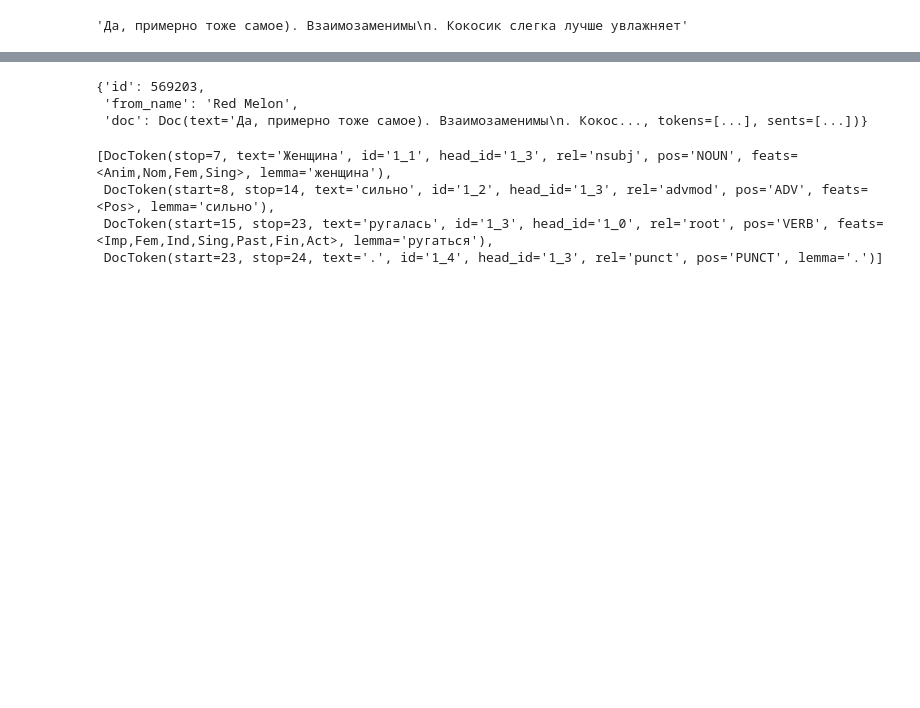
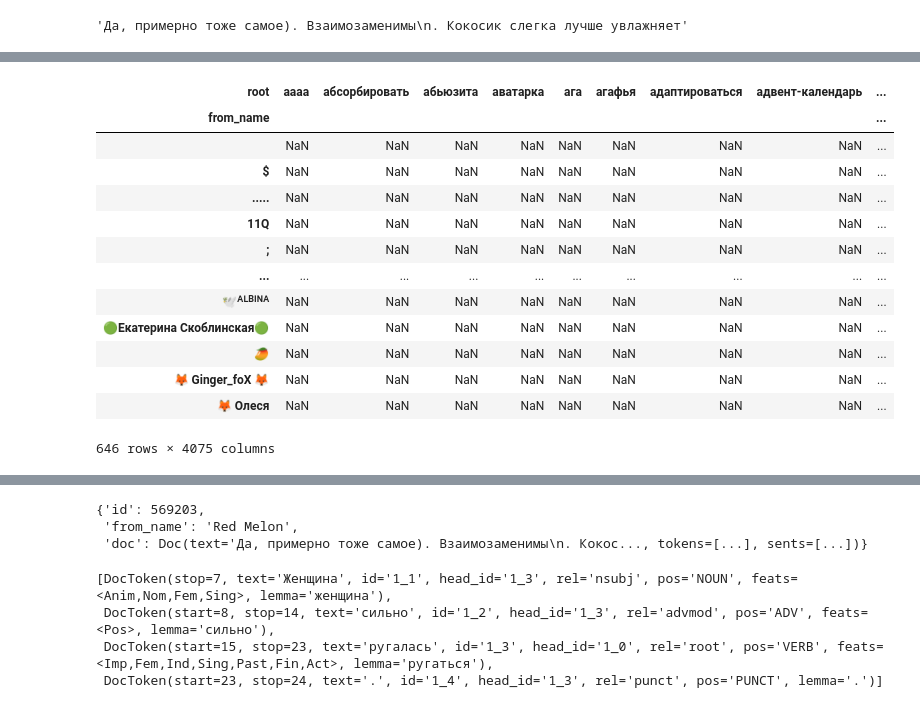
Before and after one commit to mkoninin/tg-json-analysis, a Jupyter notebook: 100 - парсер предложений.ipynb, the cells around one changed output, grey strips where cells are left out. Saved outputs shown, nothing was run; the diff lists cells and outputs as text; code cells hidden in the pictures; blank space fills up the shorter version.

```diff
--- a/100 - парсер предложений.ipynb
+++ b/100 - парсер предложений.ipynb
@@ -160,2 +179,19 @@ df = pd.DataFrame(df)
+# %%
+df.pivot_table(index='from_name', columns='root', values='msg_id', aggfunc='count')
+# %% [output]
+| root | аааа | абсорбировать | абьюзита | аватарка | ага | агафья | адаптироваться | адвент-календарь | ... |
+| from_name |  |  |  |  |  |  |  |  | ... |
+|  | NaN | NaN | NaN | NaN | NaN | NaN | NaN | NaN | ... |
+| $ | NaN | NaN | NaN | NaN | NaN | NaN | NaN | NaN | ... |
+| ..... | NaN | NaN | NaN | NaN | NaN | NaN | NaN | NaN | ... |
+| 11Q | NaN | NaN | NaN | NaN | NaN | NaN | NaN | NaN | ... |
+| ; | NaN | NaN | NaN | NaN | NaN | NaN | NaN | NaN | ... |
+| ... | ... | ... | ... | ... | ... | ... | ... | ... | ... |
+| 🕊️ᴬᴸᴮᴵᴺᴬ | NaN | NaN | NaN | NaN | NaN | NaN | NaN | NaN | ... |
+| 🟢Екатерина Скоблинская🟢 | NaN | NaN | NaN | NaN | NaN | NaN | NaN | NaN | ... |
+| 🥭 | NaN | NaN | NaN | NaN | NaN | NaN | NaN | NaN | ... |
+| 🦊 Ginger_foX 🦊 | NaN | NaN | NaN | NaN | NaN | NaN | NaN | NaN | ... |
+| 🦊 Олеся | NaN | NaN | NaN | NaN | NaN | NaN | NaN | NaN | ... |
+646 rows × 4075 columns
 # %%
 
```
Also changed, not shown: parts of 3 cells of this notebook.
